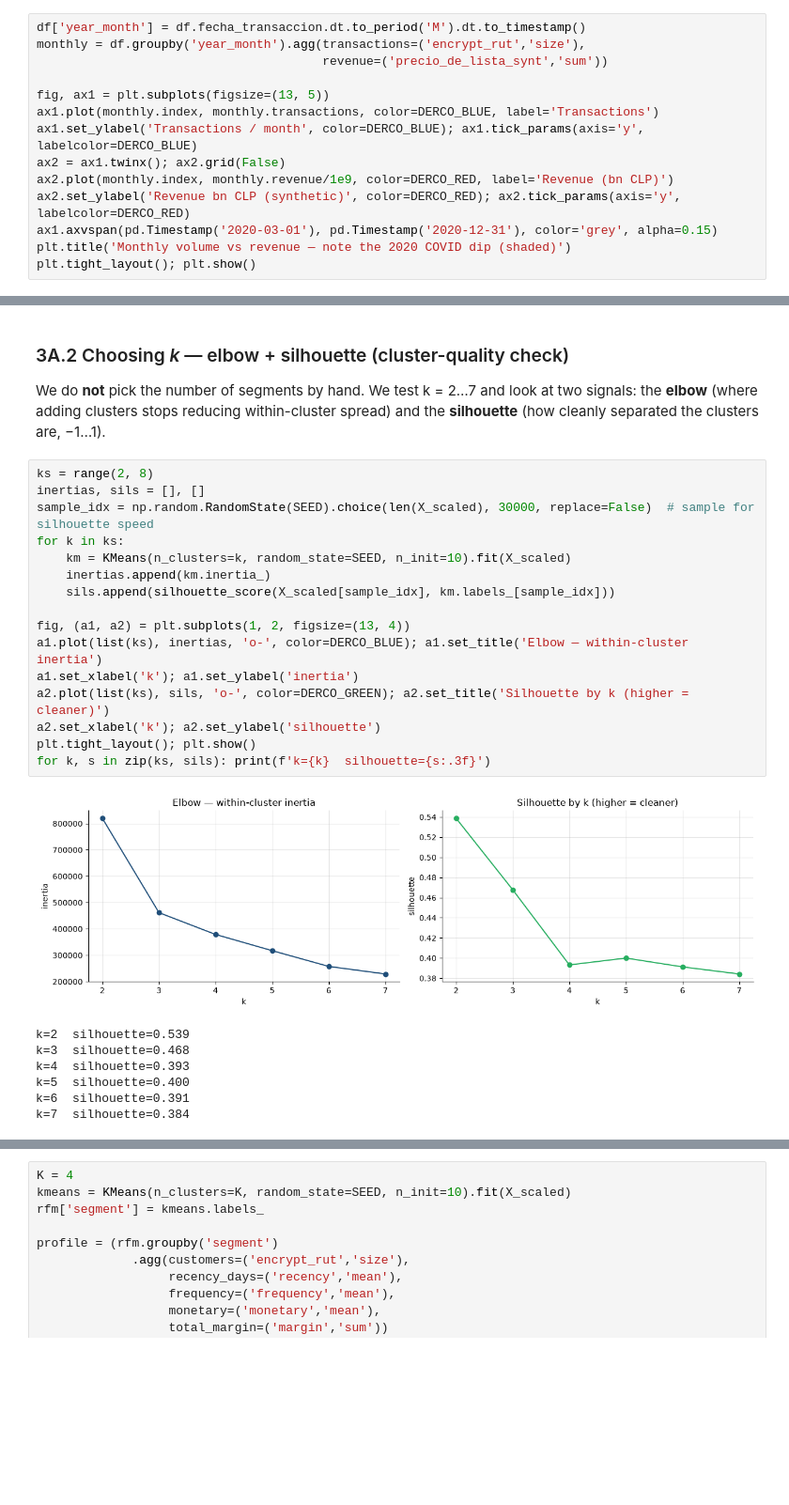
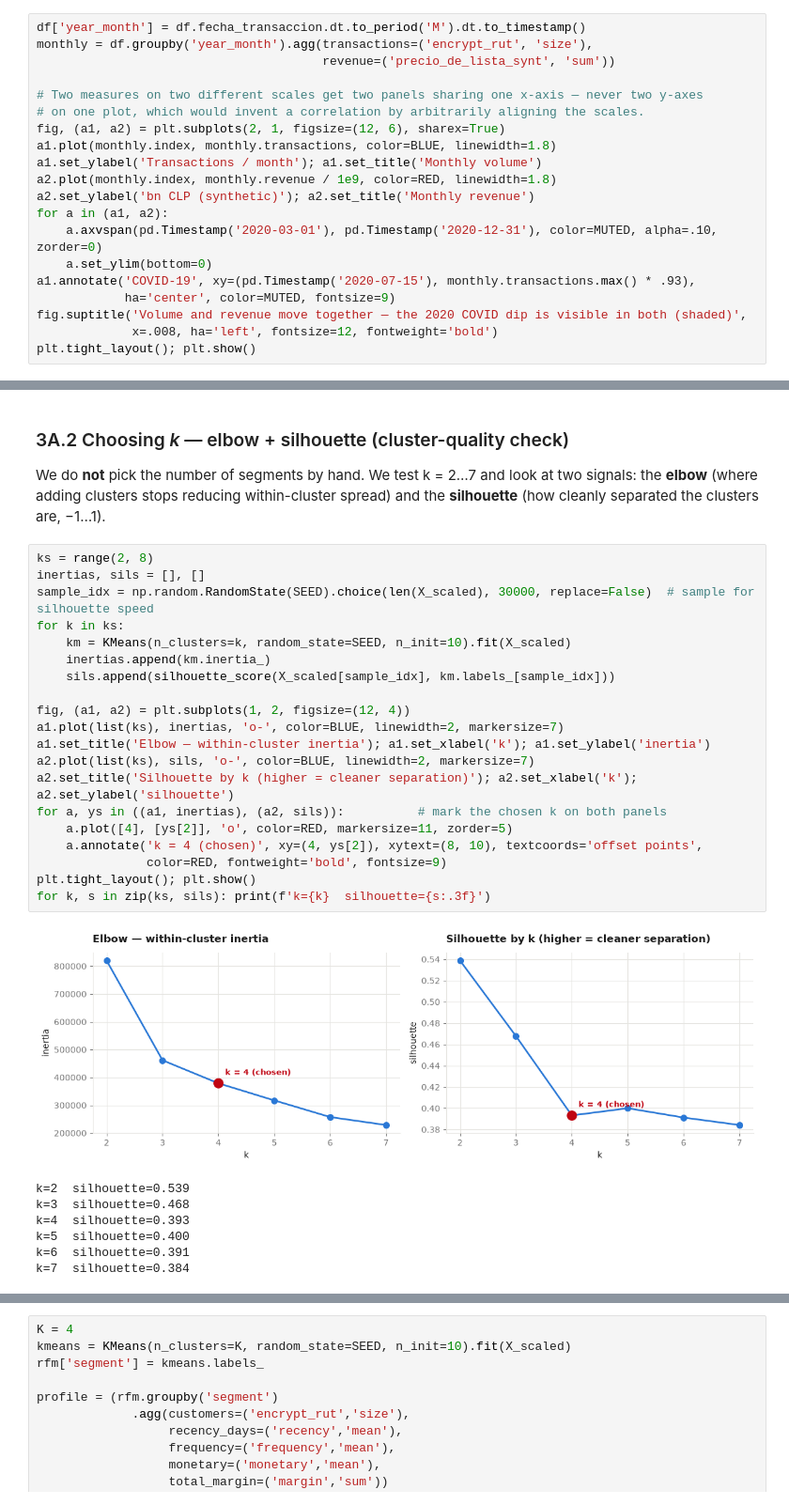
Before and after one commit to Bato21/Derco-Chile-Sales, a Jupyter notebook: notebooks/BI2026_FinalProject.ipynb, the cells around one changed output, grey strips where cells are left out. Shown at 94% size. Drawn from its saved outputs; the diff is of its cells as text; blank space fills up the shorter version.

```diff
--- a/notebooks/BI2026_FinalProject.ipynb
+++ b/notebooks/BI2026_FinalProject.ipynb
@@ -310,16 +368,22 @@ Name: count, dtype: int64
 #### (c) How did the business evolve? — volume vs revenue over 14 years
 # %%
 df['year_month'] = df.fecha_transaccion.dt.to_period('M').dt.to_timestamp()
-monthly = df.groupby('year_month').agg(transactions=('encrypt_rut','size'),
-                                       revenue=('precio_de_lista_synt','sum'))
+monthly = df.groupby('year_month').agg(transactions=('encrypt_rut', 'size'),
+                                       revenue=('precio_de_lista_synt', 'sum'))
 
-fig, ax1 = plt.subplots(figsize=(13, 5))
-ax1.plot(monthly.index, monthly.transactions, color=DERCO_BLUE, label='Transactions')
-ax1.set_ylabel('Transactions / month', color=DERCO_BLUE); ax1.tick_params(axis='y', labelcolor=DERCO_BLUE)
-ax2 = ax1.twinx(); ax2.grid(False)
-ax2.plot(monthly.index, monthly.revenue/1e9, color=DERCO_RED, label='Revenue (bn CLP)')
-ax2.set_ylabel('Revenue bn CLP (synthetic)', color=DERCO_RED); ax2.tick_params(axis='y', labelcolor=DERCO_RED)
-ax1.axvspan(pd.Timestamp('2020-03-01'), pd.Timestamp('2020-12-31'), color='grey', alpha=0.15)
-plt.title('Monthly volume vs revenue — note the 2020 COVID dip (shaded)')
+# Two measures on two different scales get two panels sharing one x-axis — never two y-axes
+# on one plot, which would invent a correlation by arbitrarily aligning the scales.
+fig, (a1, a2) = plt.subplots(2, 1, figsize=(12, 6), sharex=True)
+a1.plot(monthly.index, monthly.transactions, color=BLUE, linewidth=1.8)
+a1.set_ylabel('Transactions / month'); a1.set_title('Monthly volume')
+a2.plot(monthly.index, monthly.revenue / 1e9, color=RED, linewidth=1.8)
+a2.set_ylabel('bn CLP (synthetic)'); a2.set_title('Monthly revenue')
+for a in (a1, a2):
+    a.axvspan(pd.Timestamp('2020-03-01'), pd.Timestamp('2020-12-31'), color=MUTED, alpha=.10, zorder=0)
+    a.set_ylim(bottom=0)
+a1.annotate('COVID-19', xy=(pd.Timestamp('2020-07-15'), monthly.transactions.max() * .93),
+            ha='center', color=MUTED, fontsize=9)
+fig.suptitle('Volume and revenue move together — the 2020 COVID dip is visible in both (shaded)',
+             x=.008, ha='left', fontsize=12, fontweight='bold')
 plt.tight_layout(); plt.show()
 # %% [output]
@@ -487,21 +604,25 @@ clusters stops reducing within-cluster spread) and the **silhouette** (how clean
 # %%
 ks = range(2, 8)
 inertias, sils = [], []
 sample_idx = np.random.RandomState(SEED).choice(len(X_scaled), 30000, replace=False)  # sample for silhouette speed
 for k in ks:
     km = KMeans(n_clusters=k, random_state=SEED, n_init=10).fit(X_scaled)
     inertias.append(km.inertia_)
     sils.append(silhouette_score(X_scaled[sample_idx], km.labels_[sample_idx]))
 
-fig, (a1, a2) = plt.subplots(1, 2, figsize=(13, 4))
-a1.plot(list(ks), inertias, 'o-', color=DERCO_BLUE); a1.set_title('Elbow — within-cluster inertia')
-a1.set_xlabel('k'); a1.set_ylabel('inertia')
-a2.plot(list(ks), sils, 'o-', color=DERCO_GREEN); a2.set_title('Silhouette by k (higher = cleaner)')
-a2.set_xlabel('k'); a2.set_ylabel('silhouette')
+fig, (a1, a2) = plt.subplots(1, 2, figsize=(12, 4))
+a1.plot(list(ks), inertias, 'o-', color=BLUE, linewidth=2, markersize=7)
+a1.set_title('Elbow — within-cluster inertia'); a1.set_xlabel('k'); a1.set_ylabel('inertia')
+a2.plot(list(ks), sils, 'o-', color=BLUE, linewidth=2, markersize=7)
+a2.set_title('Silhouette by k (higher = cleaner separation)'); a2.set_xlabel('k'); a2.set_ylabel('silhouette')
+for a, ys in ((a1, inertias), (a2, sils)):          # mark the chosen k on both panels
+    a.plot([4], [ys[2]], 'o', color=RED, markersize=11, zorder=5)
+    a.annotate('k = 4 (chosen)', xy=(4, ys[2]), xytext=(8, 10), textcoords='offset points',
+               color=RED, fontweight='bold', fontsize=9)
 plt.tight_layout(); plt.show()
 for k, s in zip(ks, sils): print(f'k={k}  silhouette={s:.3f}')
 # %% [output]
-[figure, old version]
+[figure, new version]
 k=2  silhouette=0.539
 k=3  silhouette=0.468
 k=4  silhouette=0.393
```
Also changed, not shown: parts of 21 cells of this notebook, 10 other files.
